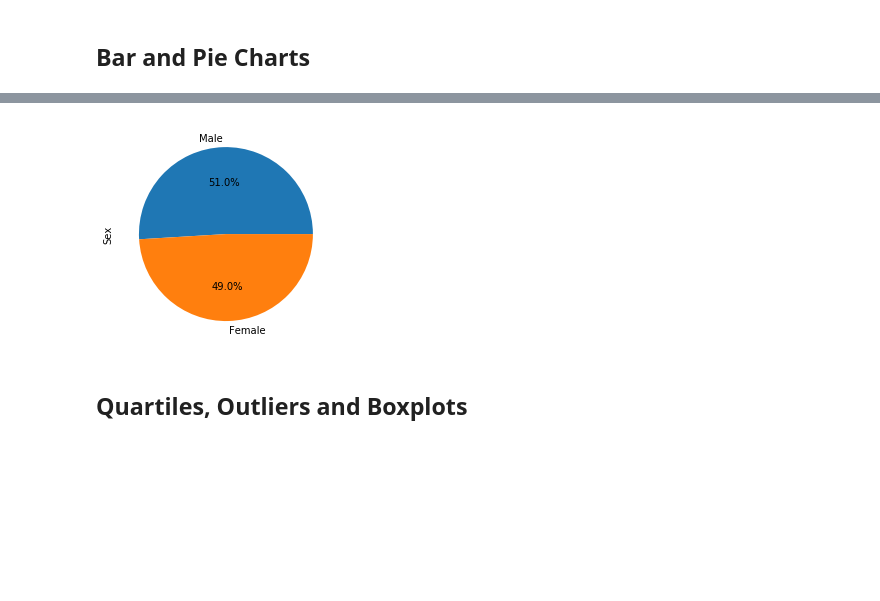
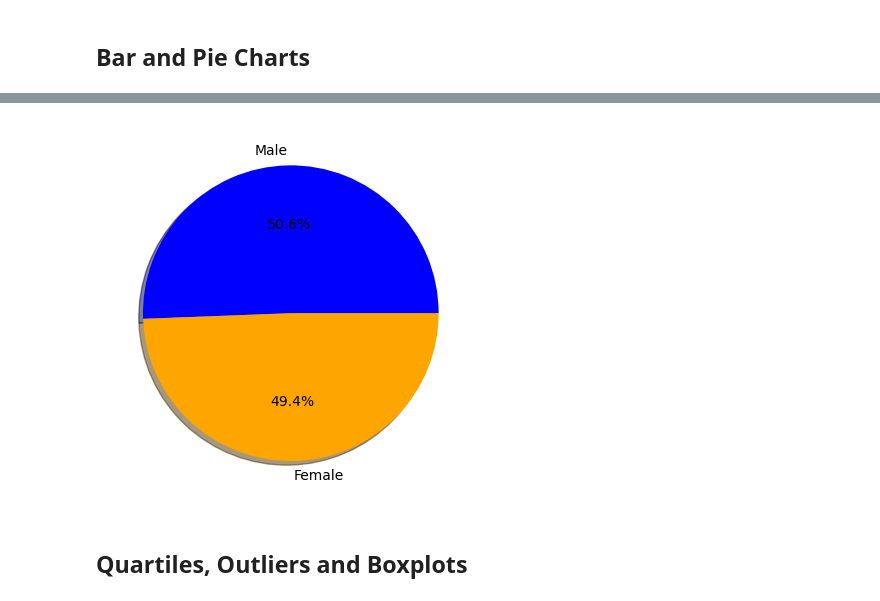
Before and after one commit to sunderiyab/pymaceuticals-challenge, a Jupyter notebook: module_5_starter_code/Pymaceuticals/pymaceuticals_starter.ipynb, the cells around one changed output, grey strips where cells are left out. Cells and saved outputs as stored; diff of their text form; code cells hidden in the pictures; blank space fills up the shorter version.

```diff
--- a/module_5_starter_code/Pymaceuticals/pymaceuticals_starter.ipynb
+++ b/module_5_starter_code/Pymaceuticals/pymaceuticals_starter.ipynb
@@ -156,7 +206,13 @@ Number of mice in the clean DataFrame: 249
 # %%
 # Generate a pie plot showing the distribution of female versus male mice using pyplot
+gender_count = merge_df['Sex'].value_counts()
+labels = ["Male", "Female"]
+colors = ['blue', 'orange']
+plt.pie(gender_count, labels=labels, colors=colors,
+autopct="%1.1f%%", shadow=True)
+plt.show()
 # %% [output]
-[figure, old version]
+[figure, new version]
 # %% [markdown]
 ## Quartiles, Outliers and Boxplots
 # %%
```
Also changed, not shown: parts of 7 cells of this notebook, 1 other file.
